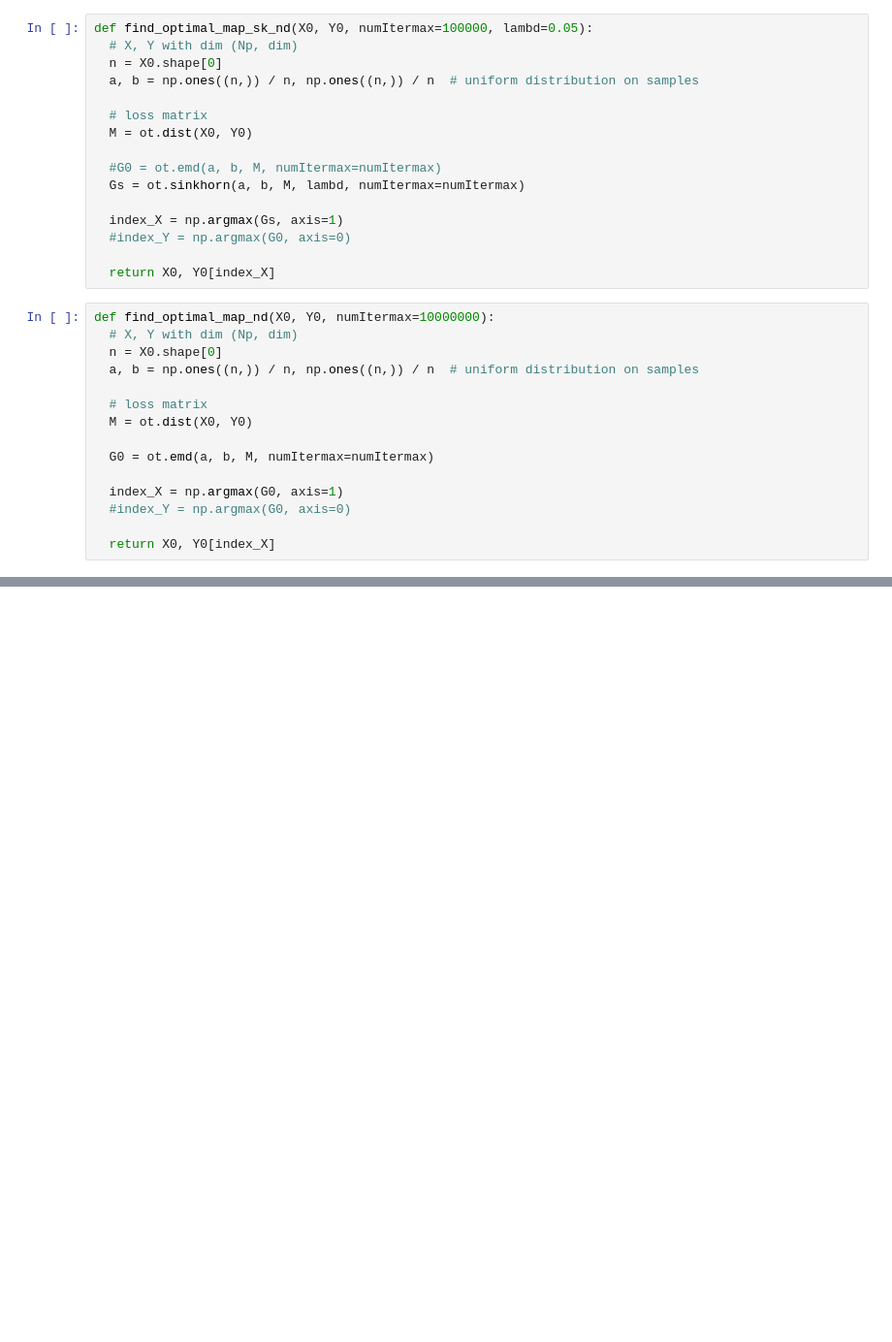
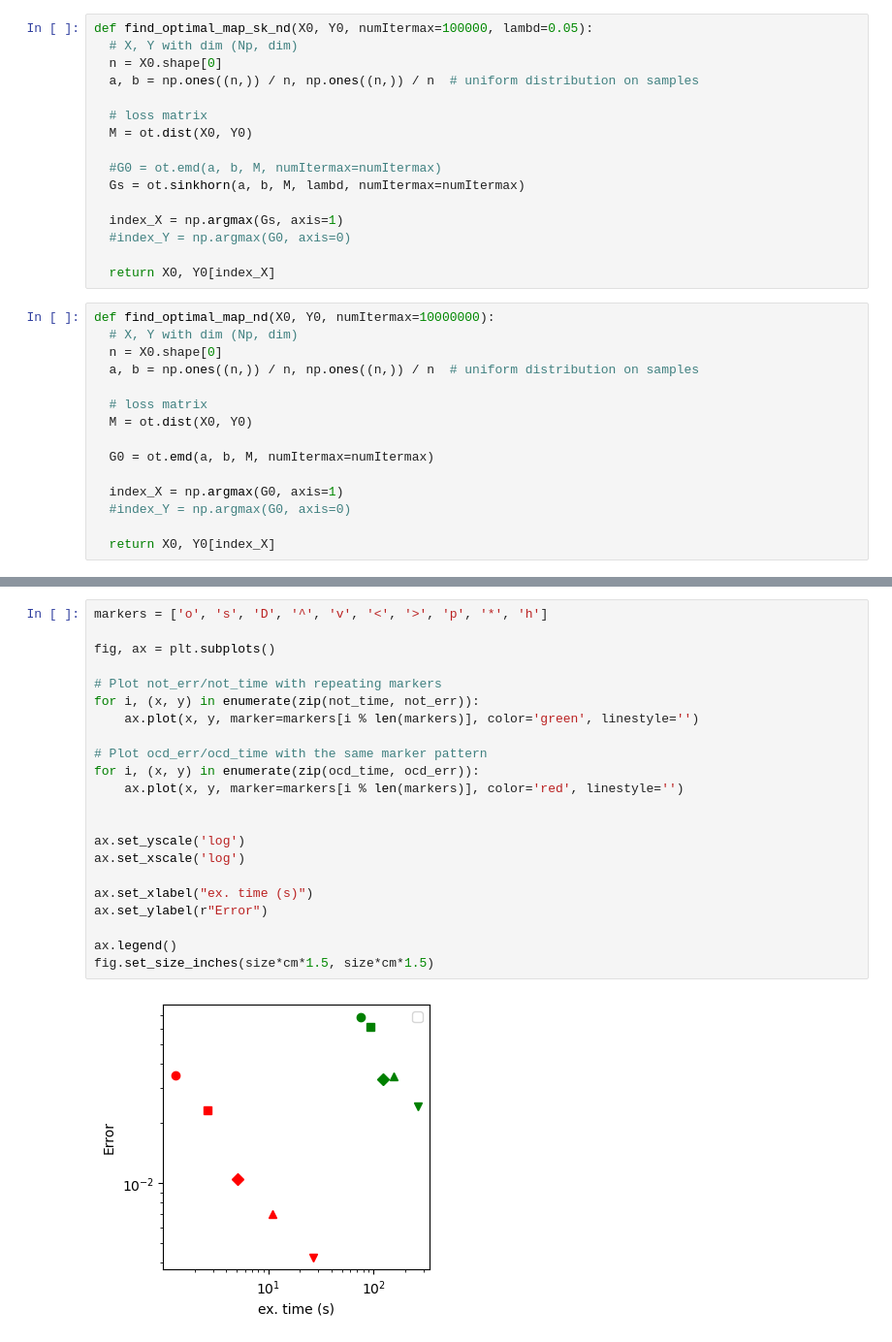
Before and after one commit to mohsensadr/OCD, a Jupyter notebook: examples/Cost_Np.ipynb, the cells around one changed output, grey strips where cells are left out. Shown at 97% size. Saved outputs shown, nothing was run; the diff lists cells and outputs as text; blank space fills up the shorter version.

```diff
--- a/examples/Cost_Np.ipynb
+++ b/examples/Cost_Np.ipynb
@@ -250,0 +599,24 @@ fig.set_size_inches(size*cm*1.5, size*cm*1.5)
+# %%
+markers = ['o', 's', 'D', '^', 'v', '<', '>', 'p', '*', 'h']
+
+fig, ax = plt.subplots()
+
+# Plot not_err/not_time with repeating markers
+for i, (x, y) in enumerate(zip(not_time, not_err)):
+    ax.plot(x, y, marker=markers[i % len(markers)], color='green', linestyle='')
+
+# Plot ocd_err/ocd_time with the same marker pattern
+for i, (x, y) in enumerate(zip(ocd_time, ocd_err)):
+    ax.plot(x, y, marker=markers[i % len(markers)], color='red', linestyle='')
+
+
+ax.set_yscale('log')
+ax.set_xscale('log')
+
+ax.set_xlabel("ex. time (s)")
+ax.set_ylabel(r"Error")
+
+ax.legend()
+fig.set_size_inches(size*cm*1.5, size*cm*1.5)
+# %% [output]
+[figure, added]
```
Also changed, not shown: parts of 14 cells of this notebook.
